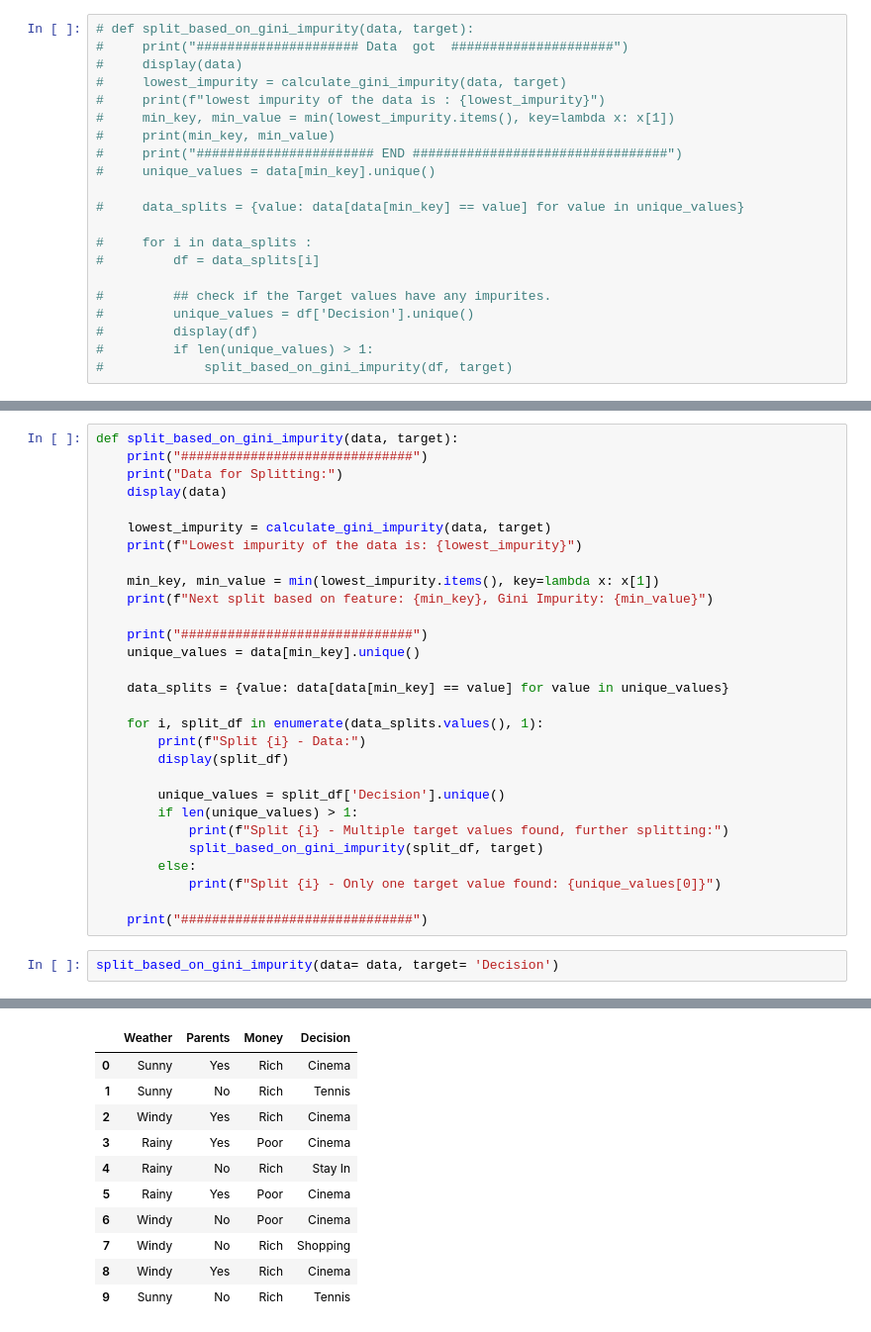
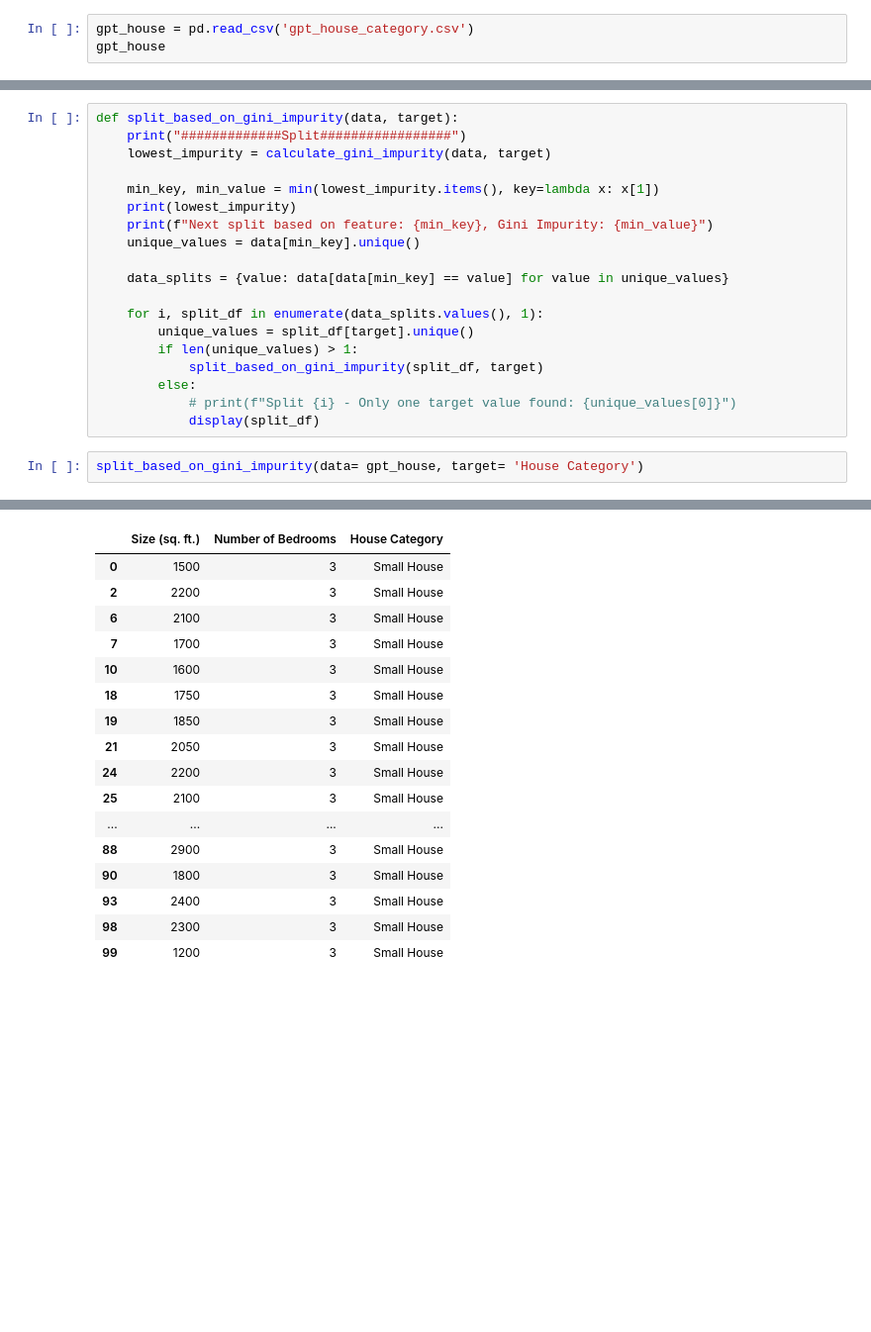
Before and after one commit to niranjandasMM/Scratch_Decision_Trees, a Jupyter notebook: algorithm_DT.ipynb, the cells around one changed output, grey strips where cells are left out. Shown at 99% size. Cells and saved outputs as stored; diff of their text form; blank space fills up the shorter version.

```diff
--- a/algorithm_DT.ipynb
+++ b/algorithm_DT.ipynb
@@ -21,23 +23,5 @@ data
 | 8 | Windy | Yes | Rich | Cinema |
 | 9 | Sunny | No | Rich | Tennis |
 # %%
-# def split_based_on_gini_impurity(data, target):
-#     print("##################### Data  got  #####################")
-#     display(data)
-#     lowest_impurity = calculate_gini_impurity(data, target)
-#     print(f"lowest impurity of the data is : {lowest_impurity}")
-#     min_key, min_value = min(lowest_impurity.items(), key=lambda x: x[1])
-#     print(min_key, min_value)
-#     print("####################### END #################################")
-#     unique_values = data[min_key].unique()
-
-#     data_splits = {value: data[data[min_key] == value] for value in unique_values}
-
-#     for i in data_splits :
-#         df = data_splits[i]
-
-#         ## check if the Target values have any impurites.
-#         unique_values = df['Decision'].unique()
-#         display(df)
-#         if len(unique_values) > 1:
-#             split_based_on_gini_impurity(df, target)
+gpt_house = pd.read_csv('gpt_house_category.csv')
+gpt_house
@@ -44,32 +65,22 @@ data
 # %%
 def split_based_on_gini_impurity(data, target):
-    print("##############################")
-    print("Data for Splitting:")
-    display(data)
-
+    print("#############Split#################")
     lowest_impurity = calculate_gini_impurity(data, target)
-    print(f"Lowest impurity of the data is: {lowest_impurity}")
 
     min_key, min_value = min(lowest_impurity.items(), key=lambda x: x[1])
+    print(lowest_impurity)
     print(f"Next split based on feature: {min_key}, Gini Impurity: {min_value}")
-
-    print("##############################")
     unique_values = data[min_key].unique()
 
     data_splits = {value: data[data[min_key] == value] for value in unique_values}
 
     for i, split_df in enumerate(data_splits.values(), 1):
-        print(f"Split {i} - Data:")
-        display(split_df)
-
-        unique_values = split_df['Decision'].unique()
+        unique_values = split_df[target].unique()
         if len(unique_values) > 1:
-            print(f"Split {i} - Multiple target values found, further splitting:")
             split_based_on_gini_impurity(split_df, target)
         else:
-            print(f"Split {i} - Only one target value found: {unique_values[0]}")
-
-    print("##############################")
+            # print(f"Split {i} - Only one target value found: {unique_values[0]}")
+            display(split_df)
 # %%
-split_based_on_gini_impurity(data= data, target= 'Decision')
+split_based_on_gini_impurity(data= gpt_house, target= 'House Category')
 # %% [output]
@@ -78,11 +90,17 @@ Data for Splitting:
-|  | Weather | Parents | Money | Decision |
-| 0 | Sunny | Yes | Rich | Cinema |
-| 1 | Sunny | No | Rich | Tennis |
-| 2 | Windy | Yes | Rich | Cinema |
-| 3 | Rainy | Yes | Poor | Cinema |
-| 4 | Rainy | No | Rich | Stay In |
-| 5 | Rainy | Yes | Poor | Cinema |
-| 6 | Windy | No | Poor | Cinema |
-| 7 | Windy | No | Rich | Shopping |
-| 8 | Windy | Yes | Rich | Cinema |
-| 9 | Sunny | No | Rich | Tennis |
+|  | Size (sq. ft.) | Number of Bedrooms | House Category |
+| 0 | 1500 | 3 | Small House |
+| 2 | 2200 | 3 | Small House |
+| 6 | 2100 | 3 | Small House |
+| 7 | 1700 | 3 | Small House |
+| 10 | 1600 | 3 | Small House |
+| 18 | 1750 | 3 | Small House |
+| 19 | 1850 | 3 | Small House |
+| 21 | 2050 | 3 | Small House |
+| 24 | 2200 | 3 | Small House |
+| 25 | 2100 | 3 | Small House |
+| ... | ... | ... | ... |
+| 88 | 2900 | 3 | Small House |
+| 90 | 1800 | 3 | Small House |
+| 93 | 2400 | 3 | Small House |
+| 98 | 2300 | 3 | Small House |
+| 99 | 1200 | 3 | Small House |
```
Also changed, not shown: parts of 7 cells of this notebook, 5 other files.
